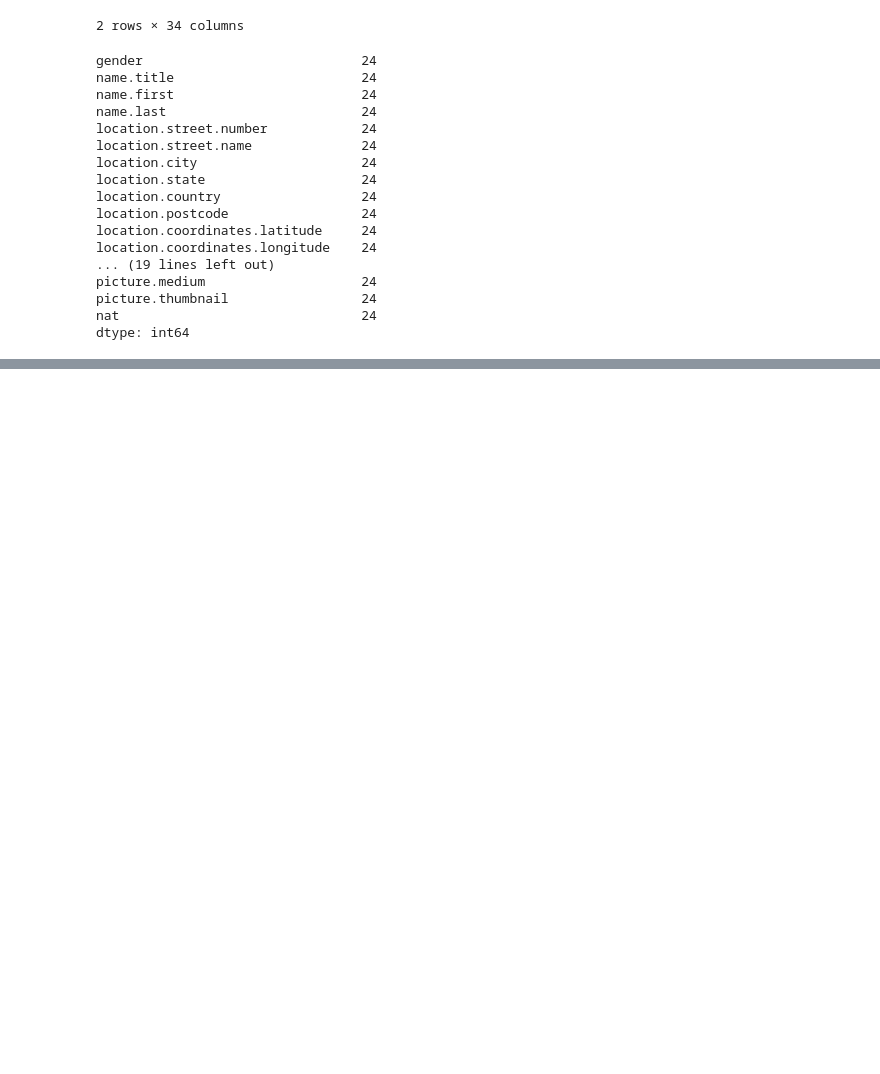
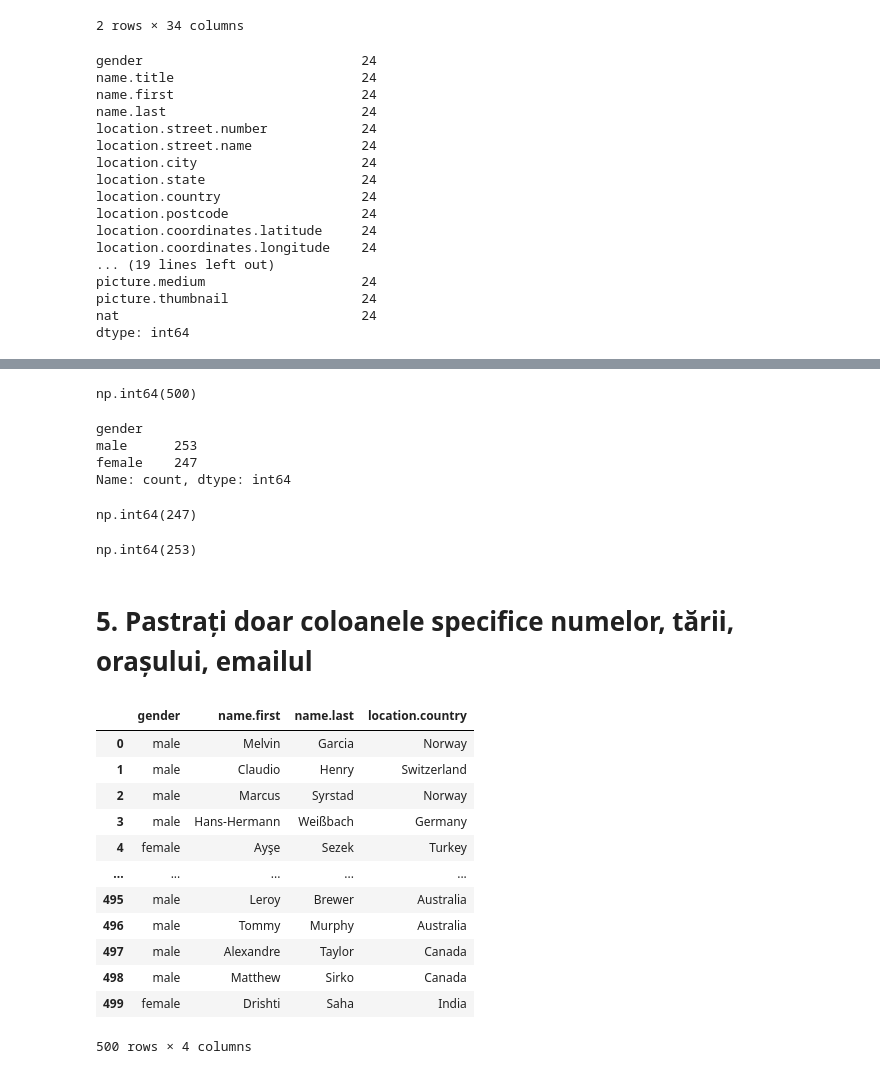
Before and after one commit to sojog/Data-Analysis-and-Processing-using-Python-Link-2026, a Jupyter notebook: Curs3/05.pandas_users.ipynb, the cells around one changed output, grey strips where cells are left out. Drawn from its saved outputs; the diff is of its cells as text; code cells hidden in the pictures; blank space fills up the shorter version.

```diff
--- a/Curs3/05.pandas_users.ipynb
+++ b/Curs3/05.pandas_users.ipynb
@@ -97,0 +100,38 @@ dtype: int64
+# %%
+df["gender"].count()
+# %% [output]
+np.int64(500)
+# %%
+df["gender"].value_counts()
+# %% [output]
+gender
+male      253
+female    247
+Name: count, dtype: int64
+# %%
+df[df["gender"] == "female"]["gender"].count()
+# %% [output]
+np.int64(247)
+# %%
+df[df["gender"] == "male"]["gender"].count()
+# %% [output]
+np.int64(253)
+# %% [markdown]
+# 5. Pastrați doar coloanele specifice numelor, tării, orașului, emailul
+# %%
+small_df = df[["gender", "name.first", "name.last", "location.country"]]
+small_df
+# %% [output]
+|  | gender | name.first | name.last | location.country |
+| 0 | male | Melvin | Garcia | Norway |
+| 1 | male | Claudio | Henry | Switzerland |
+| 2 | male | Marcus | Syrstad | Norway |
+| 3 | male | Hans-Hermann | Weißbach | Germany |
+| 4 | female | Ayşe | Sezek | Turkey |
+| ... | ... | ... | ... | ... |
+| 495 | male | Leroy | Brewer | Australia |
+| 496 | male | Tommy | Murphy | Australia |
+| 497 | male | Alexandre | Taylor | Canada |
+| 498 | male | Matthew | Sirko | Canada |
+| 499 | female | Drishti | Saha | India |
+500 rows × 4 columns
```
Also changed, not shown: parts of 3 cells of this notebook.
